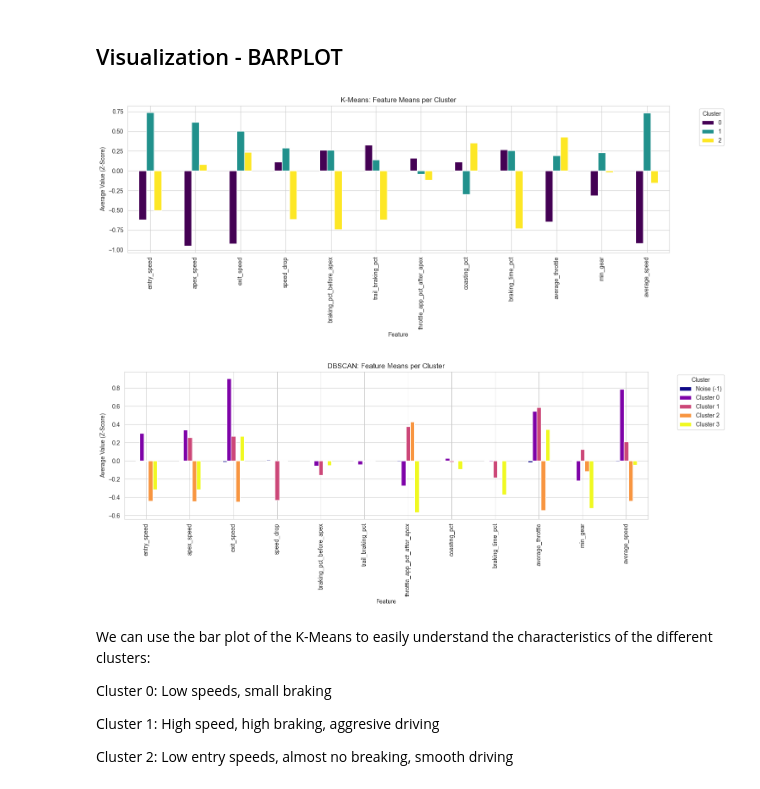
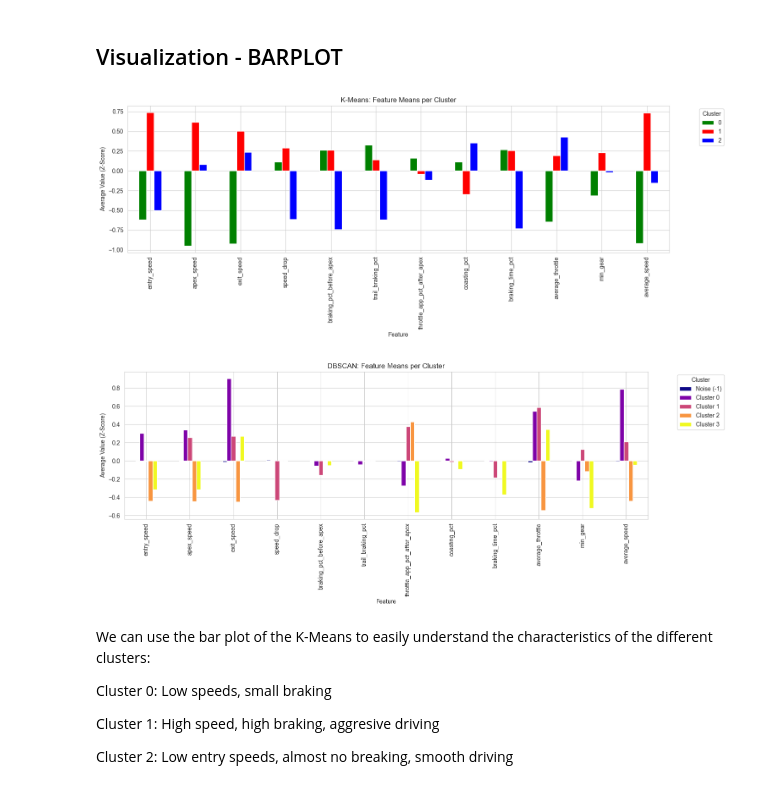
Before and after one commit to idobrenerm-gif/F1-Clustering-Project, a Jupyter notebook: roee_notebook/05_Clustering_With_PCA.ipynb, the cells around one changed output. Drawn from its saved outputs; the diff is of its cells as text; code cells hidden in the pictures.

```diff
--- a/roee_notebook/05_Clustering_With_PCA.ipynb
+++ b/roee_notebook/05_Clustering_With_PCA.ipynb
@@ -135,24 +135,26 @@ We can see that k-means provided clearer and better results, for example, cluste
 ## Visualization - BARPLOT
 # %%
 # Plot K-Means Bar Chart
-kmeans_means.T.plot(kind='bar', figsize=(15, 6), colormap='viridis')
+cluster_colors = ['green', 'red', 'blue']
+
+kmeans_means.T.plot(kind='bar', figsize=(15, 6), color=cluster_colors)
 plt.title('K-Means: Feature Means per Cluster')
 plt.xlabel('Feature')
 plt.ylabel('Average Value (Z-Score)')
 plt.legend(title='Cluster', bbox_to_anchor=(1.05, 1), loc='upper left')
 plt.tight_layout()
 plt.show()
 
 # Plot DBSCAN Bar Chart
 dbscan_means.T.plot(kind='bar', figsize=(15, 6), colormap='plasma')
 plt.title('DBSCAN: Feature Means per Cluster')
 plt.xlabel('Feature')
 plt.ylabel('Average Value (Z-Score)')
 plt.legend(title='Cluster', bbox_to_anchor=(1.05, 1), loc='upper left')
 plt.tight_layout()
 plt.show()
 # %% [output]
-[figure, old version]
+[figure, new version]
 [figure]
 # %% [markdown]
 We can use the bar plot of the K-Means to easily understand the characteristics of the different clusters:
```
Also changed, not shown: parts of 4 cells of this notebook, 1 other file.
